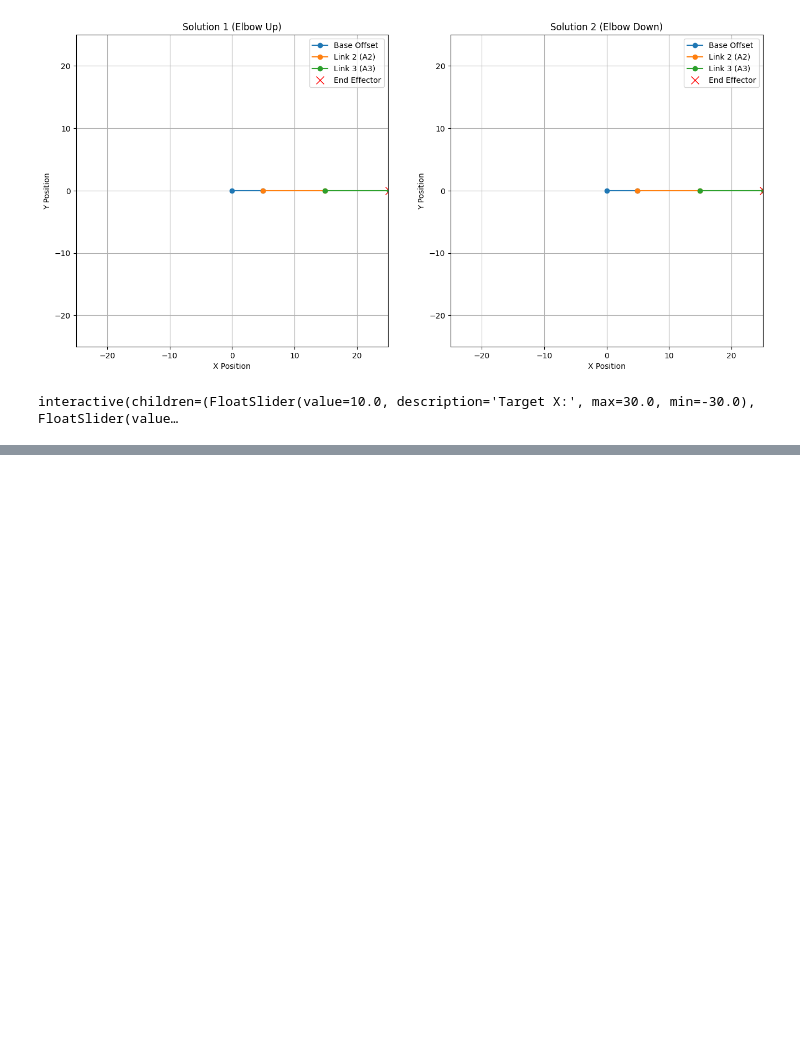
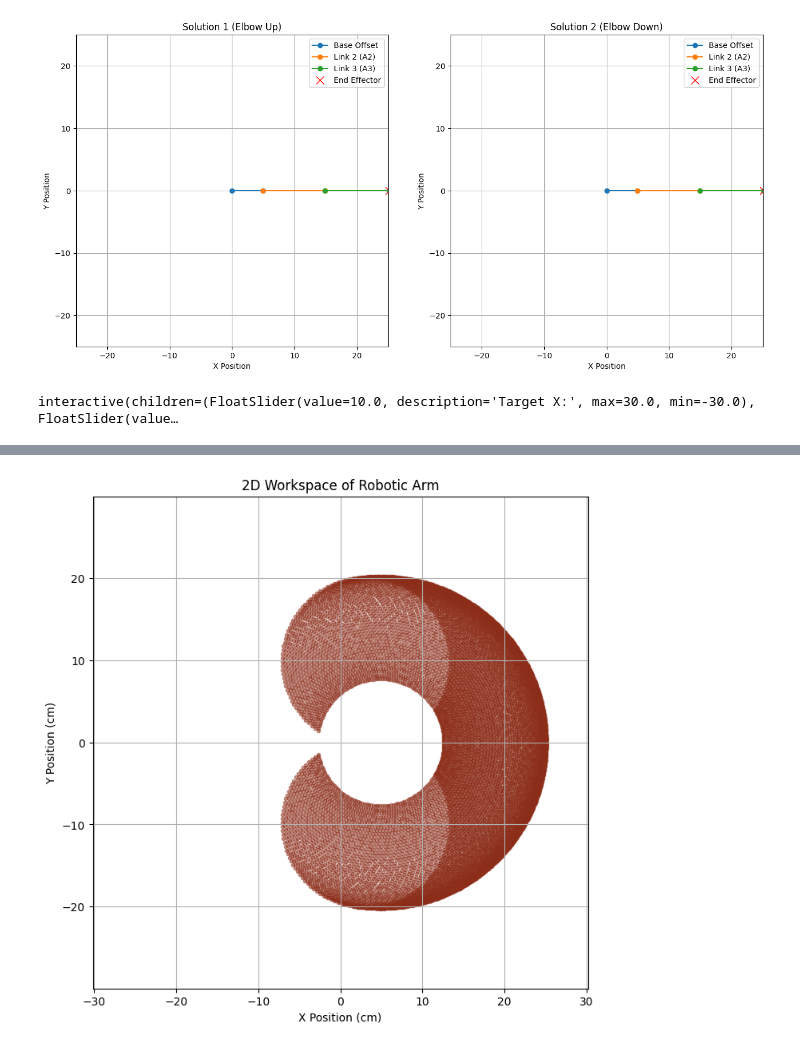
Before and after one commit to lucasgmf/scara-server, a Jupyter notebook: kinematics-study/kinematics.ipynb, the cells around one changed output, grey strips where cells are left out. Saved outputs shown, nothing was run; the diff lists cells and outputs as text; code cells hidden in the pictures; blank space fills up the shorter version.

```diff
--- a/kinematics-study/kinematics.ipynb
+++ b/kinematics-study/kinematics.ipynb
@@ -316,0 +623,50 @@ interactive(children=(FloatSlider(value=10.0, description='Target X:', max=30.0,
+# %%
+import math
+import numpy as np
+import matplotlib.pyplot as plt
+
+# Define a function for forward kinematics (2D version)
+def forward_kinematics_2d(theta2, theta3):
+    theta2_rad = math.radians(theta2)
+    theta3_rad = math.radians(theta3)
+    x = A1 + A2 * math.cos(theta2_rad) + A3 * math.cos(theta2_rad + theta3_rad)
+    y = A2 * math.sin(theta2_rad) + A3 * math.sin(theta2_rad + theta3_rad)
+    return x, y
+
+# Define the range of joint angles
+theta2_range = np.linspace(THETA2_MIN_VAL, THETA2_MAX_VAL, 100)
+theta3_range = np.linspace(THETA3_MIN_VAL, THETA3_MAX_VAL, 100)
+
+# Calculate end-effector positions for all combinations of joint angles
+x_coords = []
+y_coords = []
+
+for theta2 in theta2_range:
+    for theta3 in theta3_range:
+        x, y = forward_kinematics_2d(theta2, theta3)
+        x_coords.append(x)
+        y_coords.append(y)
+
+# Create the 2D plot
+plt.figure(figsize=(8, 8)) # Adjusted figure size
+
+# Plot the workspace points using the specified RGB color
+plt.scatter(x_coords, y_coords, c=[(0.549, 0.176, 0.098)], marker='.', alpha=0.5)
+
+# Set labels and title
+plt.xlabel('X Position (cm)')
+plt.ylabel('Y Position (cm)')
+plt.title('2D Workspace of Robotic Arm')
+plt.grid(True)
+plt.axis('equal')
+
+# Set plot limits (adjust as needed based on your arm dimensions)
+max_reach = A1 + A2 + A3
+# Increased limits to zoom out
+plt.xlim([-max_reach * 1.2, max_reach * 1.2])
+plt.ylim([-max_reach * 1.2, max_reach * 1.2])
+
+
+# Show the plot
+plt.show()
+# %% [output]
@@ -316,0 +674 @@ interactive(children=(FloatSlider(value=10.0, description='Target X:', max=30.0,
+[figure, added]
```
Also changed, not shown: parts of 3 cells of this notebook.
